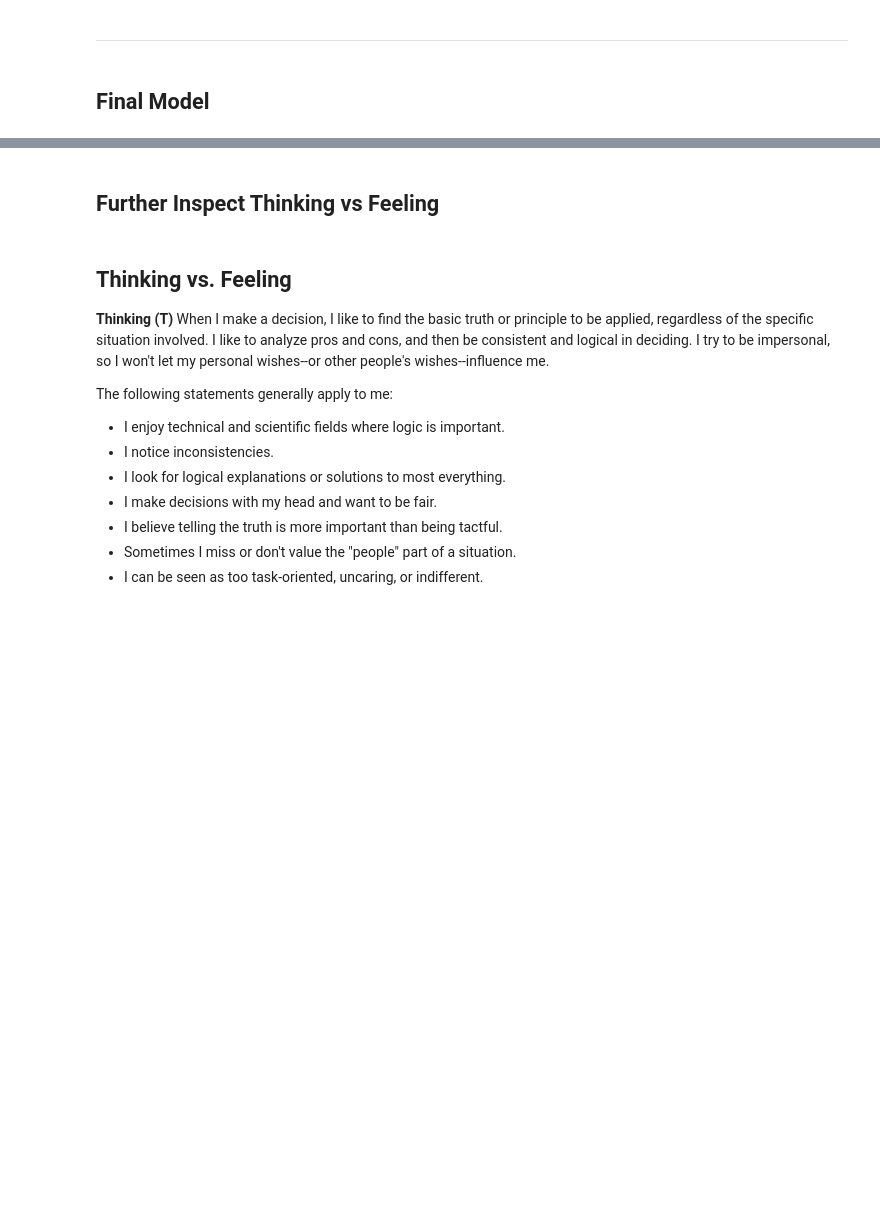
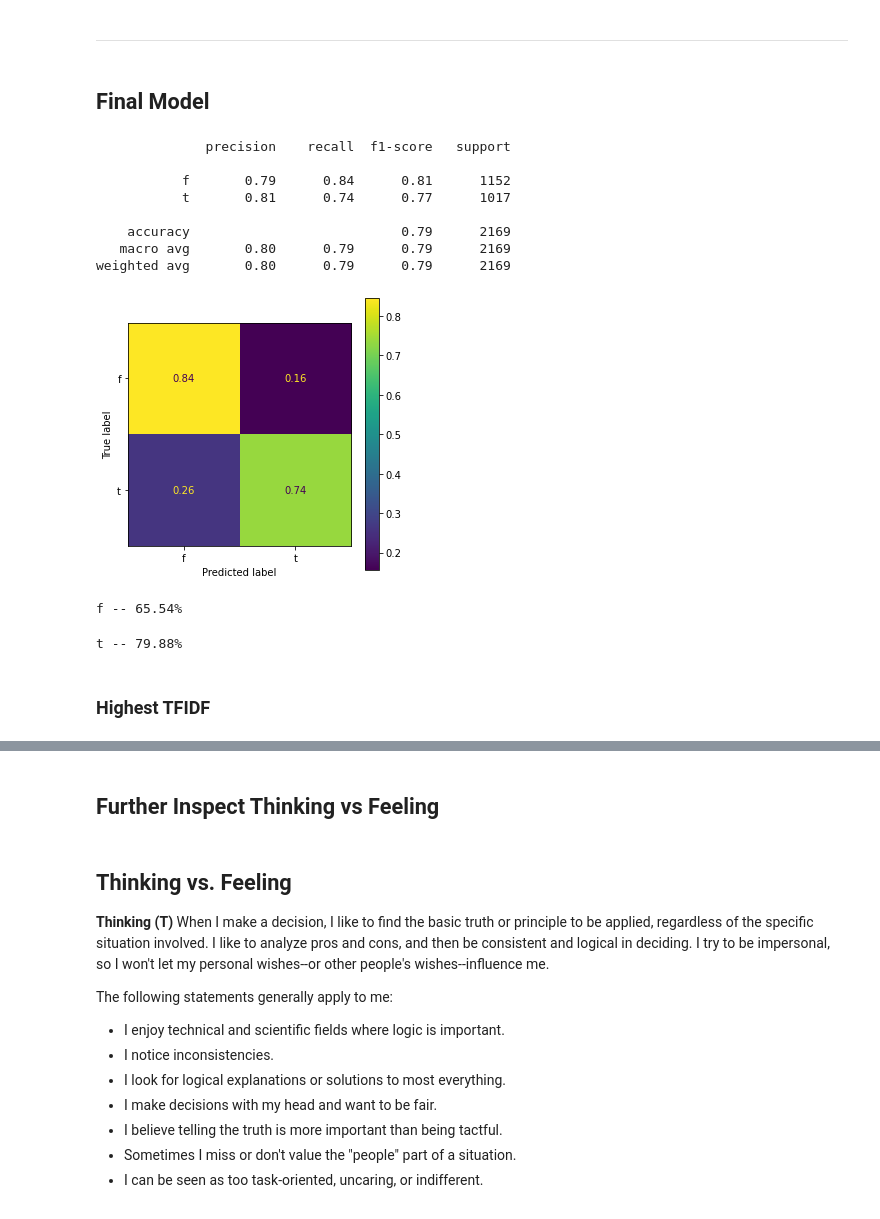
Before and after one commit to westonshuken/Automatic-Personality-Prediction, a Jupyter notebook: index.ipynb, the cells around one changed output, grey strips where cells are left out. Cells and saved outputs as stored; diff of their text form; code cells hidden in the pictures; blank space fills up the shorter version.

Commit message:
TFIDF function, app updates, Doc2Vec in index

```diff
--- a/index.ipynb
+++ b/index.ipynb
@@ -880,0 +874,8 @@ Accuracy increase from class balance in p/j is: 0.16
+# %%
+y_train, X_train = vector_for_learning(model, train_corpus)
+y_test, X_test = vector_for_learning(model, test_corpus)
+
+clf = SGDClassifier(class_weight='balanced')
+clf.fit(X_train, y_train)
+y_pred = clf.predict(X_test)
+print(f'Testing accuracy: {accuracy_score(y_test, y_pred)}')
@@ -880,0 +884,5 @@ Accuracy increase from class balance in p/j is: 0.16
+# %%
+logreg = LogisticRegression(n_jobs=1, C=.0001, class_weight='balanced')
+logreg.fit(X_train, y_train)
+y_pred = logreg.predict(X_test)
+print(f'Testing accuracy: {accuracy_score(y_test, y_pred)}')
@@ -880,0 +891,5 @@ Accuracy increase from class balance in p/j is: 0.16
+# %%
+rfc = RandomForestClassifier(n_estimators=1000, max_depth=25)
+rfc.fit(X_train, y_train)
+y_pred = rfc.predict(X_test)
+print(f'Testing accuracy: {accuracy_score(y_test, y_pred)}')
@@ -886,7 +903,7 @@ Accuracy increase from class balance in p/j is: 0.16
 cafe_clean = pd.read_csv('./data/cafe_clean.csv')
 # %%
 final_model = Pipeline([('vec', TfidfVectorizer(ngram_range=(1,2))),
-    ('clf', SGDClassifier(class_weight='balanced', random_state=SEED))
+    ('clf', SGDClassifier(class_weight='balanced', random_state=SEED, loss="modified_huber"))
 ])
 # %%
 for target in bin_targets:
@@ -1031,23 +1046,34 @@ cafe_clean = pd.read_csv('./data/cafe_clean.csv')
 cafe_clean.dropna(inplace=True)
 # %%
 final_model = Pipeline([('vec', TfidfVectorizer(ngram_range=(1,2))),
-                ('clf', SGDClassifier(class_weight={'f': .45, 't': .55}, random_state=SEED))
+                ('clf', SGDClassifier(class_weight={'f': .45, 't': .55}, random_state=SEED,  loss="modified_huber"))
             ])
 
 X = cafe_clean['joined_tokens']
 y = cafe_clean['t/f']
 
 X_train, X_test, y_train, y_test = train_test_split(X, y, random_state=SEED)
 
 final_model.fit(X_train, y_train)
 
 y_pred = final_model.predict(X_test)
-acc_score = accuracy_score(y_pred, y_test)
+acc_score = accuracy_score(y_test, y_pred)
+
 print(classification_report(y_pred=y_pred, y_true=y_test, target_names=cafe_clean['t/f'].unique()))
 
 fig, ax = plt.subplots(figsize=(5,5))
 plt.rcParams.update({'font.size': 10})
 plt.rc('xtick', labelsize=10)
 plt.rc('ytick', labelsize=10)
 plot_confusion_matrix(final_model, X_test, y_test, ax=ax, normalize='true')
 plt.grid(False);
+# %% [output]
+              precision    recall  f1-score   support
+
+           f       0.79      0.84      0.81      1152
+           t       0.81      0.74      0.77      1017
+
+    accuracy                           0.79      2169
+   macro avg       0.80      0.79      0.79      2169
+weighted avg       0.80      0.79      0.79      2169
+[figure, added]
@@ -1057,9 +1085,15 @@ meaningful and makes both of you feel good. But sometimes I get called intense i
 Like I could say well sometimes you bore me. Seems like Im the minority so its \
 really nice when I meet someone my vibe as there arent many"
 
-final_model.predict([f_test_sample])
+print(final_model.predict([f_test_sample])[0], '--', f"{round(max(final_model.predict_proba([f_test_sample])[0])*100, 2)}%")
+# %% [output]
+f -- 65.54%
 # %%
 t_test_sample = "Nature provides exceptions to every rule. But this rule is applied to itself paradoxically. \
 (So there must be some rules without any exception :)"
 
-final_model.predict([t_test_sample])
+print(final_model.predict([t_test_sample])[0], '--', f"{round(max(final_model.predict_proba([t_test_sample])[0])*100, 2)}%")
+# %% [output]
+t -- 79.88%
+# %% [markdown]
+### Highest TFIDF
```
Also changed, not shown: parts of 72 cells of this notebook, 4 other files.
